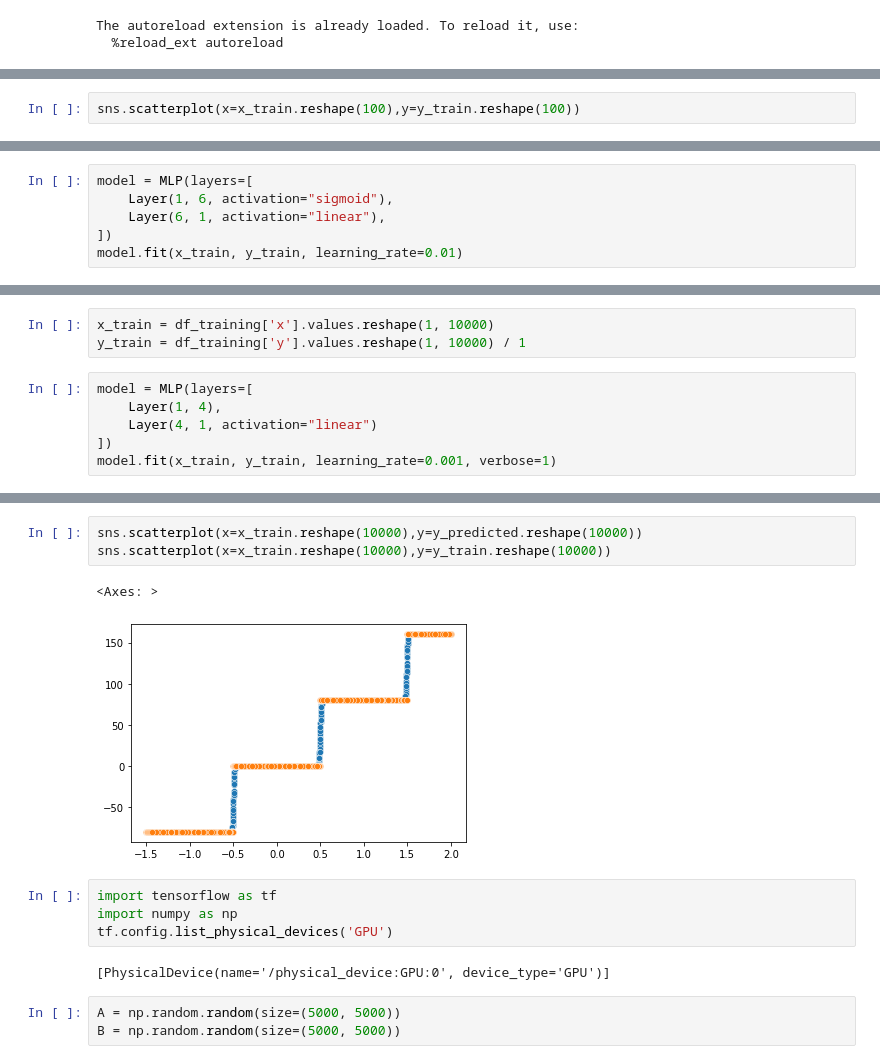
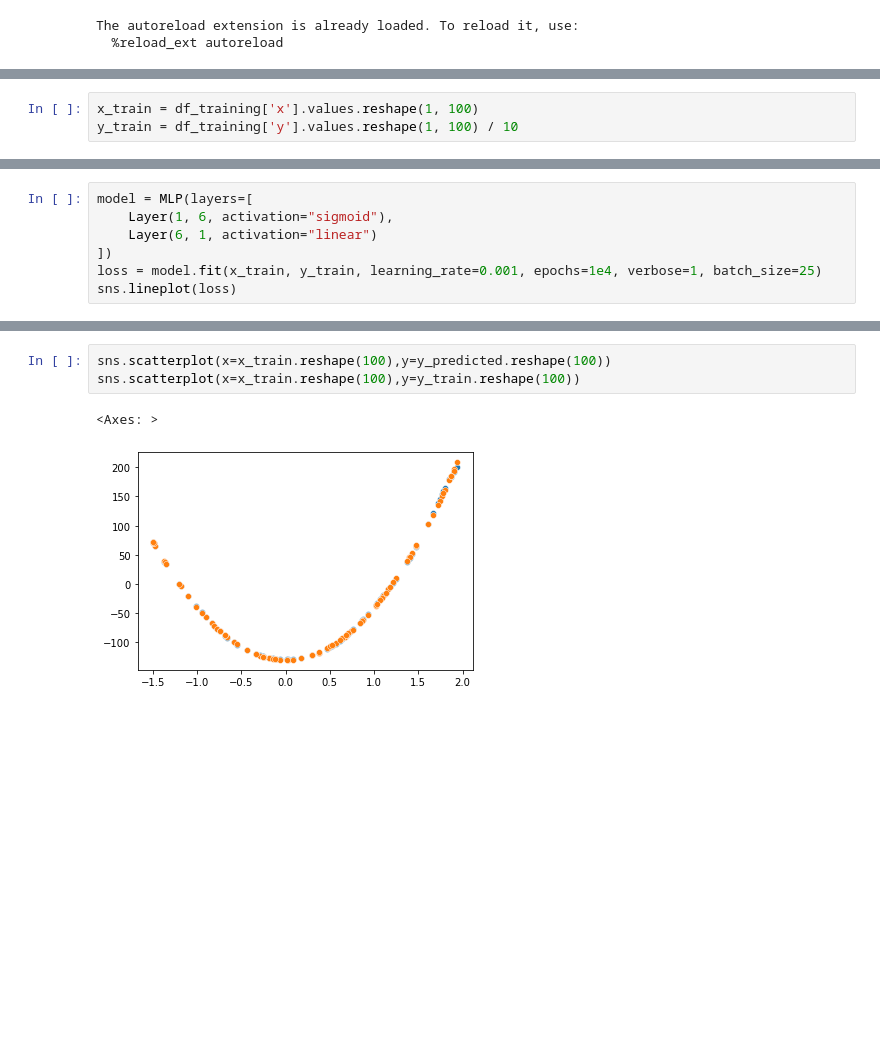
Before and after one commit to krezelj/wut-computational-intelligence, a Jupyter notebook: NeuralNetworks/nn2_notebook.ipynb, the cells around one changed output, grey strips where cells are left out. Saved outputs shown, nothing was run; the diff lists cells and outputs as text; blank space fills up the shorter version.

Commit message:
Add batch fitting

```diff
--- a/NeuralNetworks/nn2_notebook.ipynb
+++ b/NeuralNetworks/nn2_notebook.ipynb
@@ -16,2 +16,3 @@ y_train = 3 * np.sin(-x_train * 6) + x_train * 5
 # %%
-sns.scatterplot(x=x_train.reshape(100),y=y_train.reshape(100))
+x_train = df_training['x'].values.reshape(1, 100)
+y_train = df_training['y'].values.reshape(1, 100) / 10
@@ -21,6 +19,7 @@ sns.scatterplot(x=x_train.reshape(100),y=y_train.reshape(100))
 # %%
 model = MLP(layers=[
     Layer(1, 6, activation="sigmoid"),
-    Layer(6, 1, activation="linear"),
+    Layer(6, 1, activation="linear")
 ])
-model.fit(x_train, y_train, learning_rate=0.01)
+loss = model.fit(x_train, y_train, learning_rate=0.001, epochs=1e4, verbose=1, batch_size=25)
+sns.lineplot(loss)
@@ -47,9 +45,0 @@ NameError: name 'pd' is not defined
-# %%
-x_train = df_training['x'].values.reshape(1, 10000)
-y_train = df_training['y'].values.reshape(1, 10000) / 1
-# %%
-model = MLP(layers=[
-    Layer(1, 4),
-    Layer(4, 1, activation="linear")
-])
-model.fit(x_train, y_train, learning_rate=0.001, verbose=1)
@@ -83,15 +55,6 @@ model.plot(log_weights=True)
 # %%
-sns.scatterplot(x=x_train.reshape(10000),y=y_predicted.reshape(10000))
-sns.scatterplot(x=x_train.reshape(10000),y=y_train.reshape(10000))
+sns.scatterplot(x=x_train.reshape(100),y=y_predicted.reshape(100))
+sns.scatterplot(x=x_train.reshape(100),y=y_train.reshape(100))
 # %% [output]
 <Axes: >
-[figure, old version]
+[figure, new version]
-# %%
-import tensorflow as tf
-import numpy as np
-tf.config.list_physical_devices('GPU')
-# %% [output]
-[PhysicalDevice(name='/physical_device:GPU:0', device_type='GPU')]
-# %%
-A = np.random.random(size=(5000, 5000))
-B = np.random.random(size=(5000, 5000))
```
Also changed, not shown: parts of 17 cells of this notebook, 2 other files.
